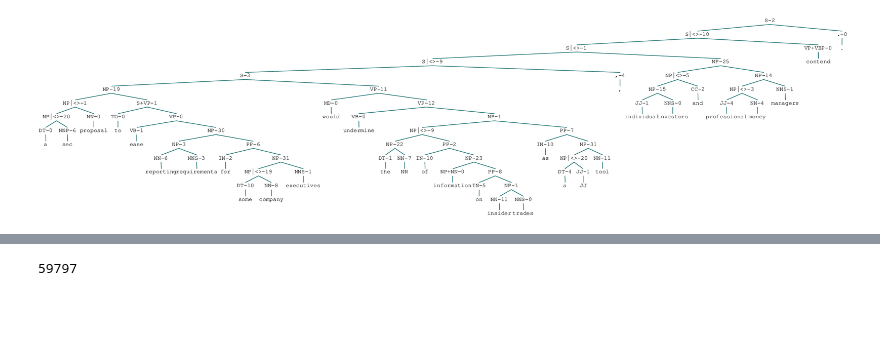
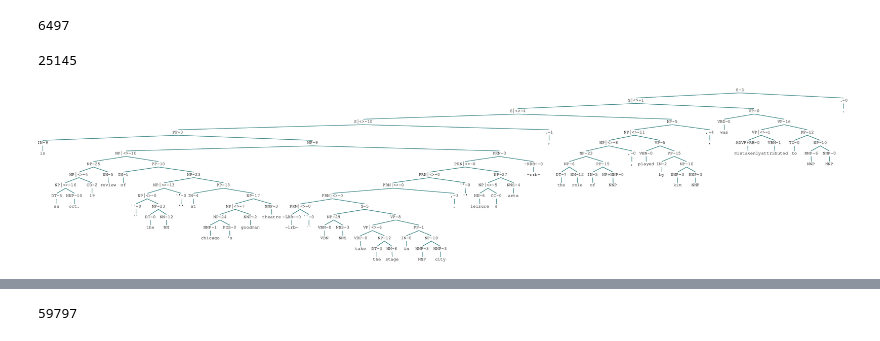
Before and after one commit to GavinPHR/Parser, a Jupyter notebook: svd.ipynb, the cells around one changed output, grey strips where cells are left out. Cells and saved outputs as stored; diff of their text form; code cells hidden in the pictures; blank space fills up the shorter version.

```diff
--- a/svd.ipynb
+++ b/svd.ipynb
@@ -61,4 +90,12 @@ S [103.6675009  129.24582448 142.15932556 148.99620545 248.96203957
+# %%
+len(config.pcfg.rule3s)
+# %% [output]
+6497
+# %%
+len(config.pcfg.rule1s)
+# %% [output]
+25145
 # %%
-config.train[10]
+config.train[0]
 # %% [output]
-[figure, old version]
+[figure, new version]
```
Also changed, not shown: parts of 29 cells of this notebook, 15 other files.
